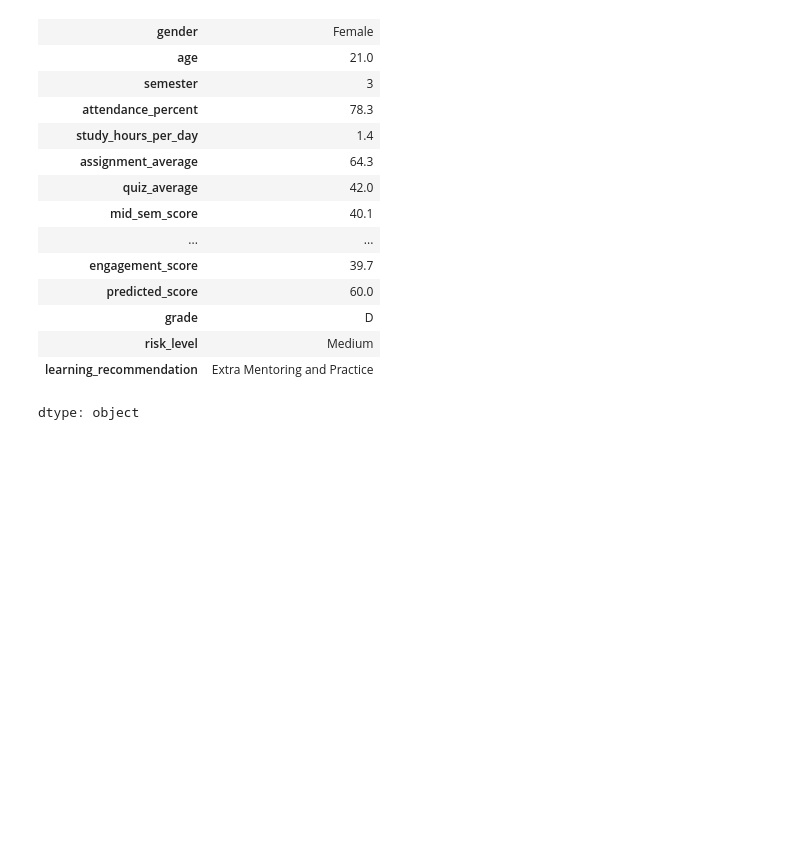
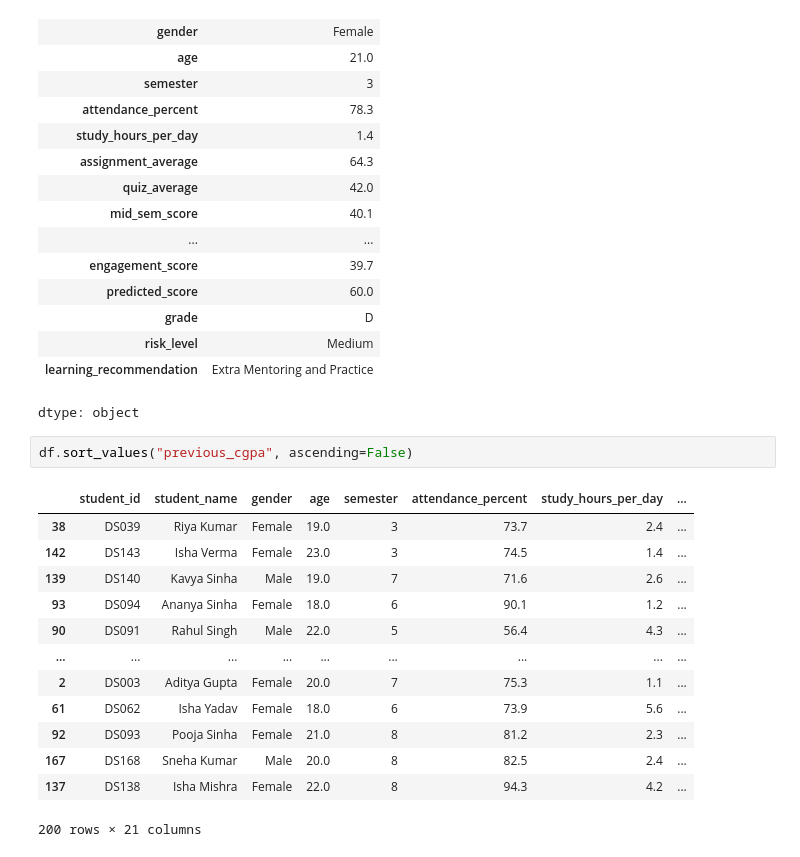
Before and after one commit to aviral911/DataScienceAndVisualization, a Jupyter notebook: numpy.ipynb, the cells around one changed output. Saved outputs shown, nothing was run; the diff lists cells and outputs as text; blank space fills up the shorter version.

```diff
--- a/numpy.ipynb
+++ b/numpy.ipynb
@@ -563,3 +563,19 @@ df.loc[df["predicted_score"].idxmin()]
 | risk_level | Medium |
 | learning_recommendation | Extra Mentoring and Practice |
 dtype: object
+# %%
+df.sort_values("previous_cgpa", ascending=False)
+# %% [output]
+|  | student_id | student_name | gender | age | semester | attendance_percent | study_hours_per_day | ... |
+| 38 | DS039 | Riya Kumar | Female | 19.0 | 3 | 73.7 | 2.4 | ... |
+| 142 | DS143 | Isha Verma | Female | 23.0 | 3 | 74.5 | 1.4 | ... |
+| 139 | DS140 | Kavya Sinha | Male | 19.0 | 7 | 71.6 | 2.6 | ... |
+| 93 | DS094 | Ananya Sinha | Female | 18.0 | 6 | 90.1 | 1.2 | ... |
+| 90 | DS091 | Rahul Singh | Male | 22.0 | 5 | 56.4 | 4.3 | ... |
+| ... | ... | ... | ... | ... | ... | ... | ... | ... |
+| 2 | DS003 | Aditya Gupta | Female | 20.0 | 7 | 75.3 | 1.1 | ... |
+| 61 | DS062 | Isha Yadav | Female | 18.0 | 6 | 73.9 | 5.6 | ... |
+| 92 | DS093 | Pooja Sinha | Female | 21.0 | 8 | 81.2 | 2.3 | ... |
+| 167 | DS168 | Sneha Kumar | Male | 20.0 | 8 | 82.5 | 2.4 | ... |
+| 137 | DS138 | Isha Mishra | Female | 22.0 | 8 | 94.3 | 4.2 | ... |
+200 rows × 21 columns
```
Also changed, not shown: parts of 4 cells of this notebook.
